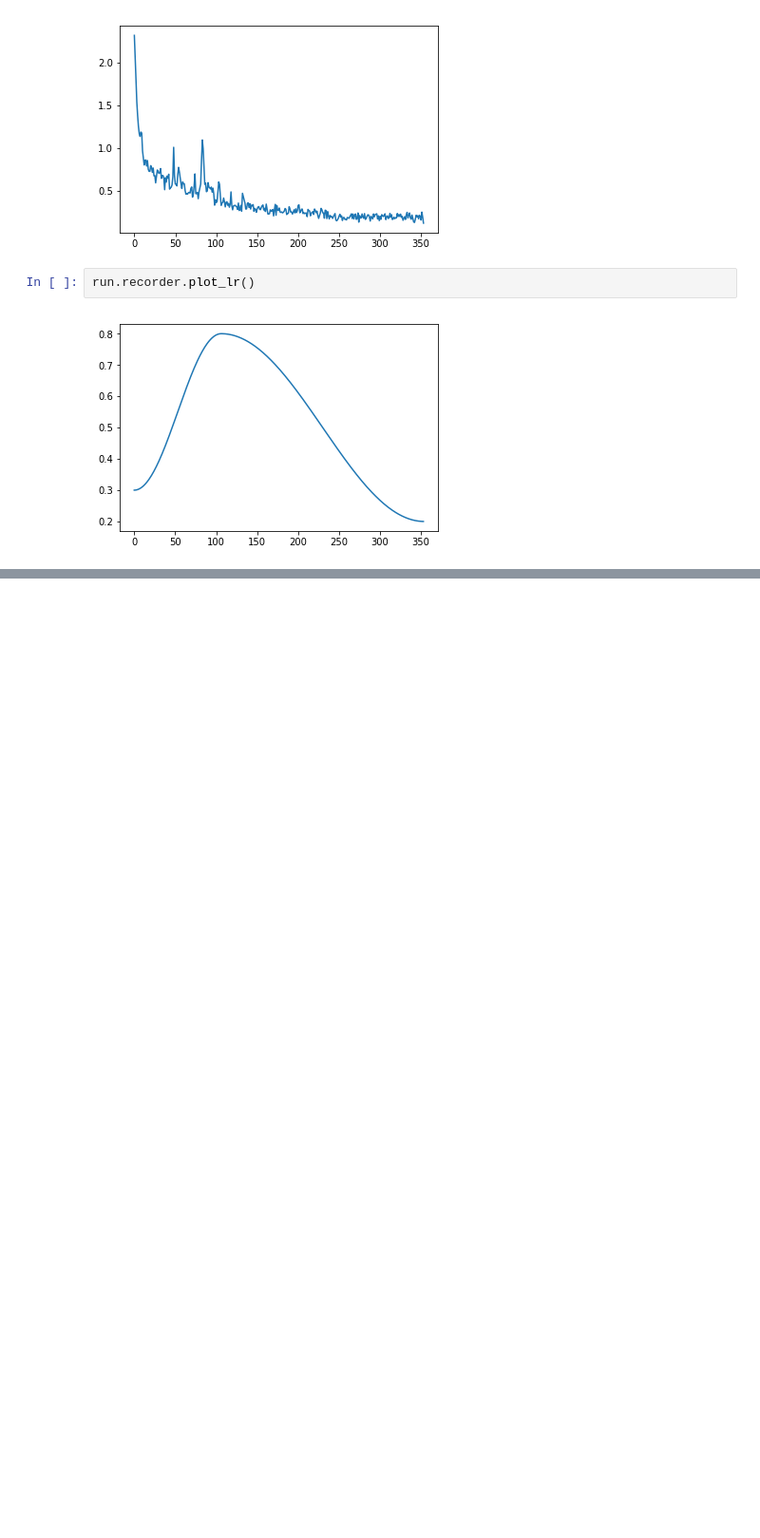
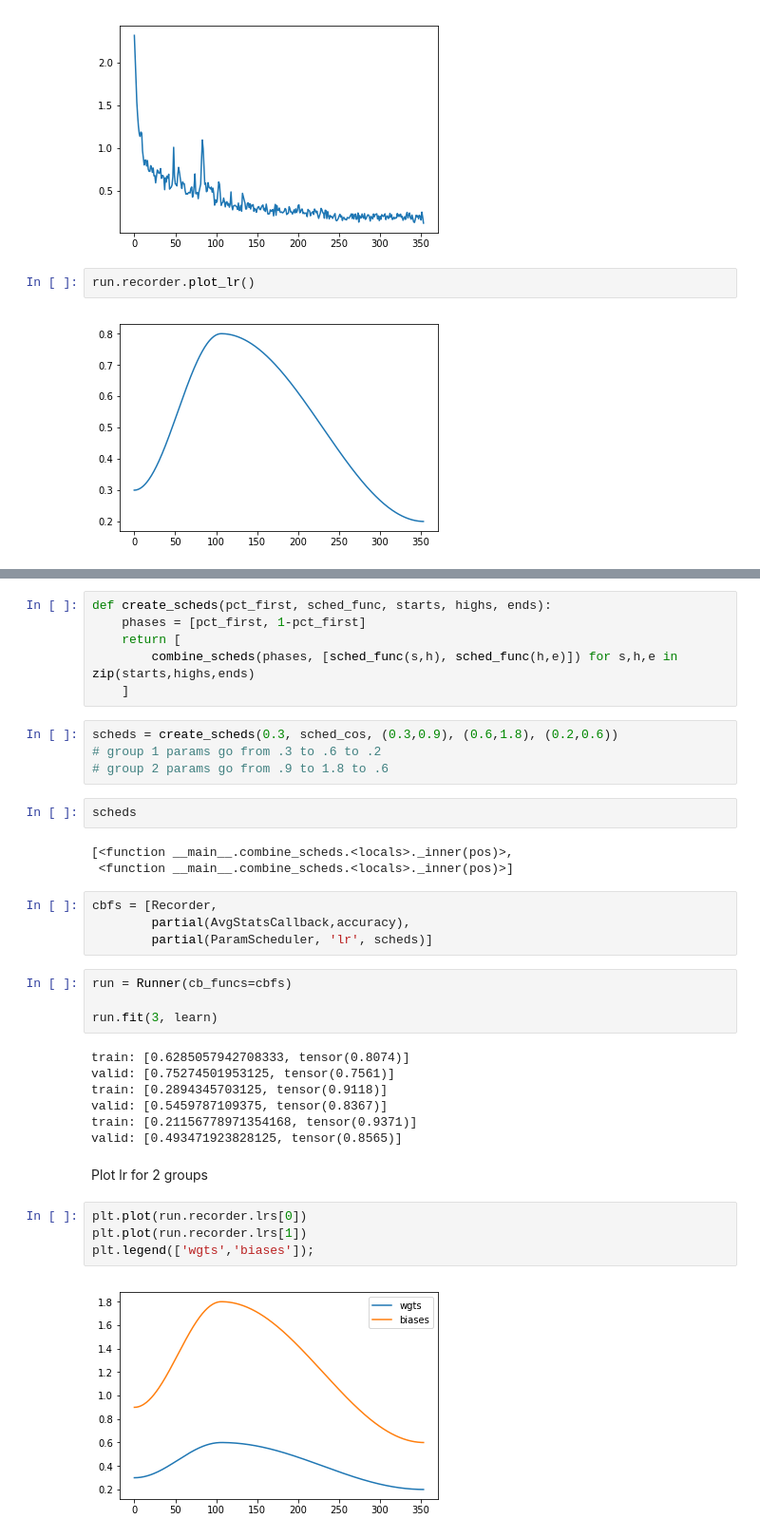
Before and after one commit to anhquan0412/fastai_v3p1, a Jupyter notebook: part_2/param_scheduler_and_recorder.ipynb, the cells around one changed output, grey strips where cells are left out. Shown at 95% size. Cells and saved outputs as stored; diff of their text form; blank space fills up the shorter version.

Commit message:
add manual groups for optimizer + discriminative lr

```diff
--- a/part_2/param_scheduler_and_recorder.ipynb
+++ b/part_2/param_scheduler_and_recorder.ipynb
@@ -306,0 +488,38 @@ run.recorder.plot_lr()
+# %%
+def create_scheds(pct_first, sched_func, starts, highs, ends):
+    phases = [pct_first, 1-pct_first]
+    return [
+        combine_scheds(phases, [sched_func(s,h), sched_func(h,e)]) for s,h,e in zip(starts,highs,ends)
+    ]
+# %%
+scheds = create_scheds(0.3, sched_cos, (0.3,0.9), (0.6,1.8), (0.2,0.6))
+# group 1 params go from .3 to .6 to .2
+# group 2 params go from .9 to 1.8 to .6
+# %%
+scheds
+# %% [output]
+[<function __main__.combine_scheds.<locals>._inner(pos)>,
+ <function __main__.combine_scheds.<locals>._inner(pos)>]
+# %%
+cbfs = [Recorder,
+        partial(AvgStatsCallback,accuracy),
+        partial(ParamScheduler, 'lr', scheds)]
+# %%
+run = Runner(cb_funcs=cbfs)
+
+run.fit(3, learn)
+# %% [output]
+train: [0.6285057942708333, tensor(0.8074)]
+valid: [0.75274501953125, tensor(0.7561)]
+train: [0.2894345703125, tensor(0.9118)]
+valid: [0.5459787109375, tensor(0.8367)]
+train: [0.21156778971354168, tensor(0.9371)]
+valid: [0.493471923828125, tensor(0.8565)]
+# %% [markdown]
+Plot lr for 2 groups
+# %%
+plt.plot(run.recorder.lrs[0])
+plt.plot(run.recorder.lrs[1])
+plt.legend(['wgts','biases']);
+# %% [output]
+[figure, added]
```
Also changed, not shown: parts of 30 cells of this notebook, 1 other file.
